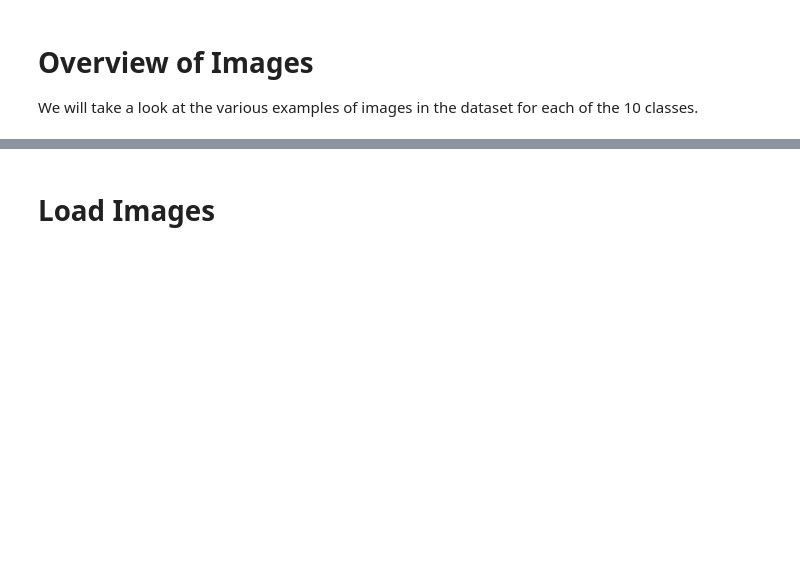
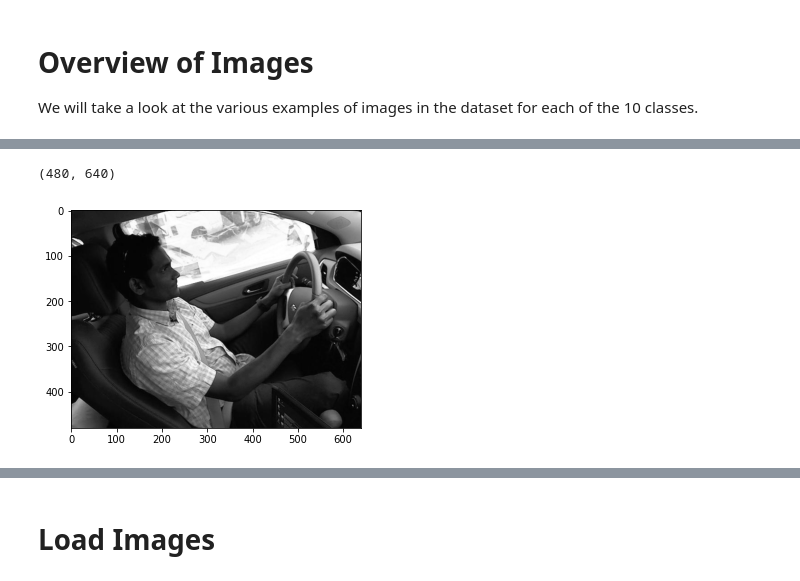
Before and after one commit to chrischan23/Capstone-Project--Distracted-Driver-Detection, a Jupyter notebook: code/Capstone.ipynb, the cells around one changed output, grey strips where cells are left out. Drawn from its saved outputs; the diff is of its cells as text; code cells hidden in the pictures; blank space fills up the shorter version.

```diff
--- a/code/Capstone.ipynb
+++ b/code/Capstone.ipynb
@@ -182,0 +203,16 @@ for directory in os.listdir(base_url):
+# %%
+DATADIR = '/content/drive/MyDrive/capstone/assets/imgs/train/'
+LABELS = ['c0', 'c1', 'c2', 'c3', 'c4', 'c5', 'c6', 'c7', 'c8', 'c9']
+
+for label in LABELS:
+    path = os.path.join(DATADIR, label) #path to labels directory
+    for img in os.listdir(path):
+        img_array = cv2.imread(os.path.join(path,img))
+        img_array = color.rgb2gray(img_array)
+        plt.imshow(img_array, cmap='gray')
+        break
+    break
+print(img_array.shape)
+# %% [output]
+(480, 640)
+[figure, added]
```
Also changed, not shown: parts of 107 cells of this notebook, 10 other files.
